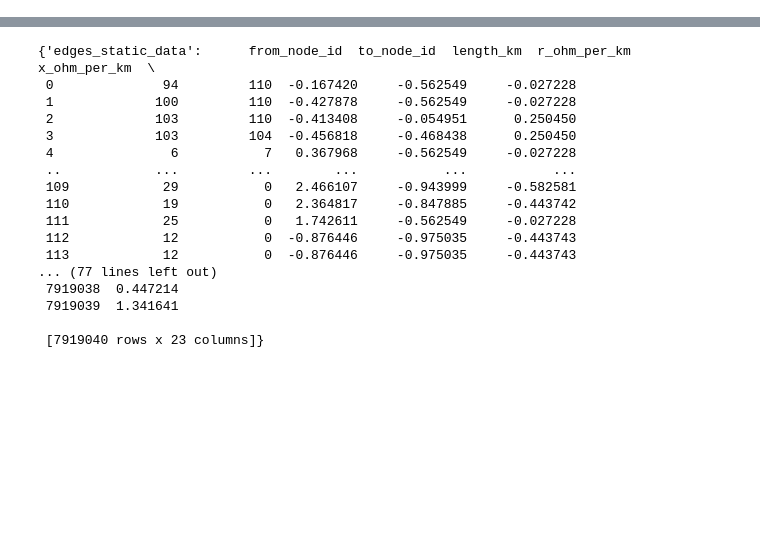
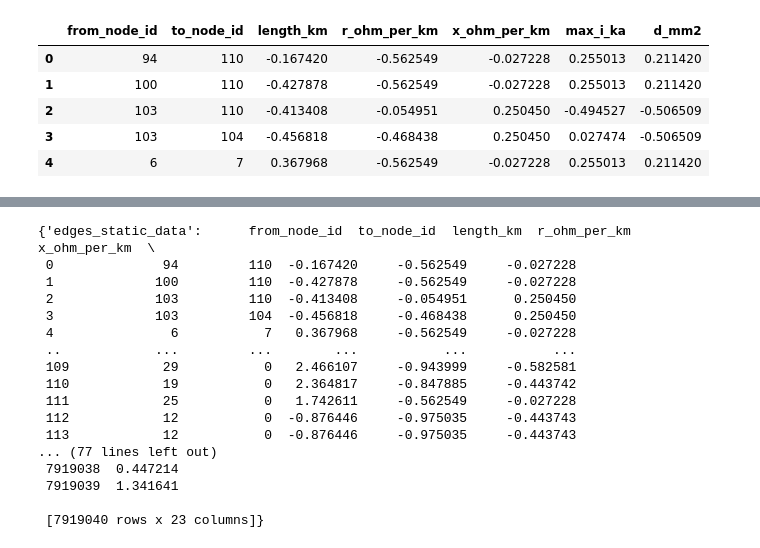
Before and after one commit to Kriznar4/GraphVolt, a Jupyter notebook: notebooks/krneki.ipynb, the cells around one changed output, grey strips where cells are left out. Cells and saved outputs as stored; diff of their text form; code cells hidden in the pictures; blank space fills up the shorter version.

```diff
--- a/notebooks/krneki.ipynb
+++ b/notebooks/krneki.ipynb
@@ -10,3 +231,12 @@ import torch
 trafo_id = "T1330"
 # %%
 dfs = read_and_prepare_data(trafo_id)
+# %%
+dfs[0]["edges_static_data"].head()
+# %% [output]
+|  | from_node_id | to_node_id | length_km | r_ohm_per_km | x_ohm_per_km | max_i_ka | d_mm2 |
+| 0 | 94 | 110 | -0.167420 | -0.562549 | -0.027228 | 0.255013 | 0.211420 |
+| 1 | 100 | 110 | -0.427878 | -0.562549 | -0.027228 | 0.255013 | 0.211420 |
+| 2 | 103 | 110 | -0.413408 | -0.054951 | 0.250450 | -0.494527 | -0.506509 |
+| 3 | 103 | 104 | -0.456818 | -0.468438 | 0.250450 | 0.027474 | -0.506509 |
+| 4 | 6 | 7 | 0.367968 | -0.562549 | -0.027228 | 0.255013 | 0.211420 |
```
Also changed, not shown: parts of 25 cells of this notebook.
